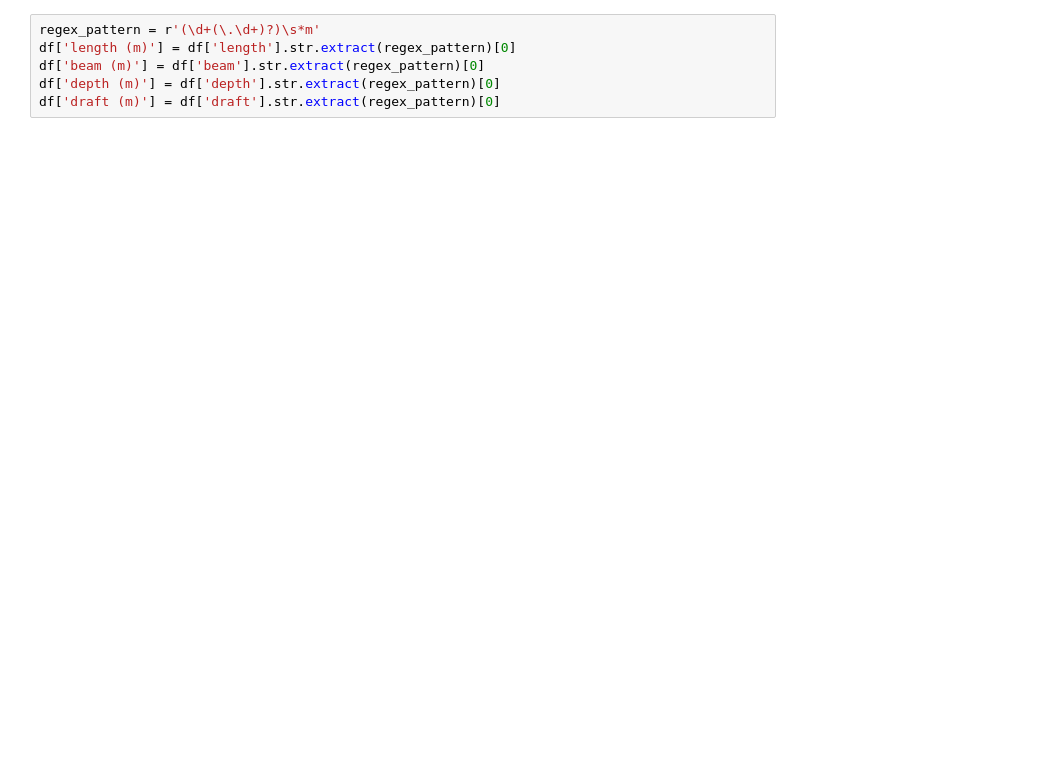
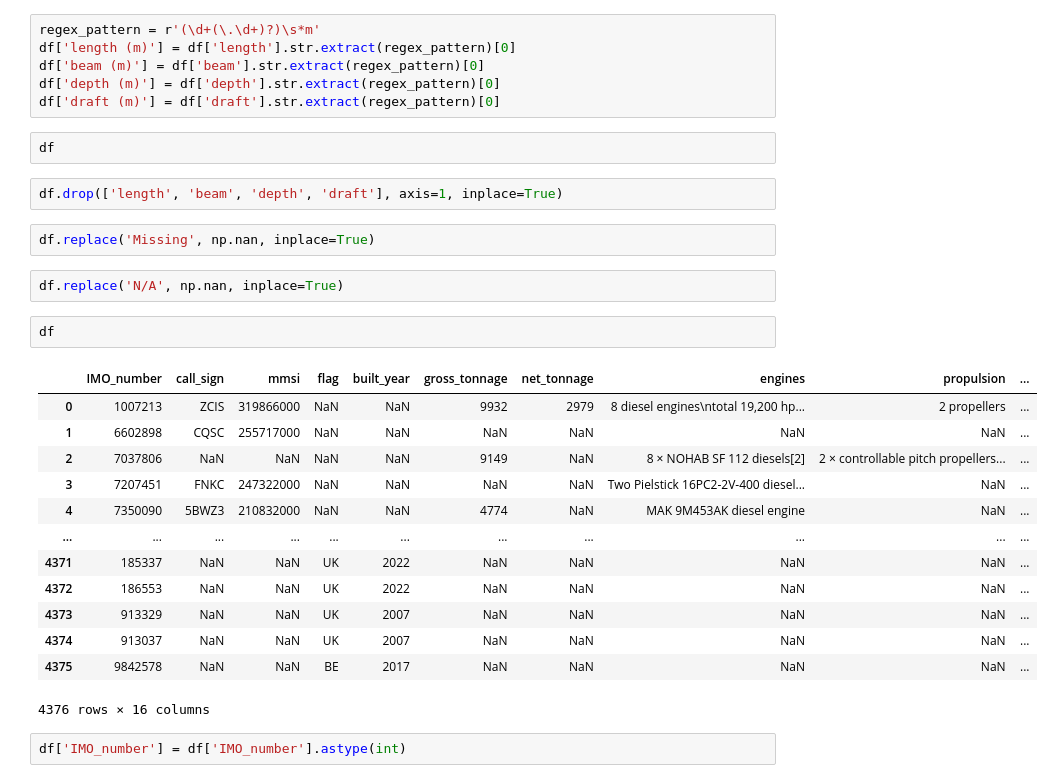
Before and after one commit to vasileiosvyzas/maritime-emissions-analysis-platform, a Jupyter notebook: notebooks/ship_technical_data_processor.ipynb, the cells around one changed output. Saved outputs shown, nothing was run; the diff lists cells and outputs as text; blank space fills up the shorter version.

```diff
--- a/notebooks/ship_technical_data_processor.ipynb
+++ b/notebooks/ship_technical_data_processor.ipynb
@@ -137,3 +152,29 @@ df['length (m)'] = df['length'].str.extract(regex_pattern)[0]
 df['beam (m)'] = df['beam'].str.extract(regex_pattern)[0]
 df['depth (m)'] = df['depth'].str.extract(regex_pattern)[0]
 df['draft (m)'] = df['draft'].str.extract(regex_pattern)[0]
+# %%
+df
+# %%
+df.drop(['length', 'beam', 'depth', 'draft'], axis=1, inplace=True)
+# %%
+df.replace('Missing', np.nan, inplace=True)
+# %%
+df.replace('N/A', np.nan, inplace=True)
+# %%
+df
+# %% [output]
+|  | IMO_number | call_sign | mmsi | flag | built_year | gross_tonnage | net_tonnage | engines | propulsion | ... |
+| 0 | 1007213 | ZCIS | 319866000 | NaN | NaN | 9932 | 2979 | 8 diesel engines\ntotal 19,200 hp... | 2 propellers | ... |
+| 1 | 6602898 | CQSC | 255717000 | NaN | NaN | NaN | NaN | NaN | NaN | ... |
+| 2 | 7037806 | NaN | NaN | NaN | NaN | 9149 | NaN | 8 × NOHAB SF 112 diesels[2] | 2 × controllable pitch propellers... | ... |
+| 3 | 7207451 | FNKC | 247322000 | NaN | NaN | NaN | NaN | Two Pielstick 16PC2-2V-400 diesel... | NaN | ... |
+| 4 | 7350090 | 5BWZ3 | 210832000 | NaN | NaN | 4774 | NaN | MAK 9M453AK diesel engine | NaN | ... |
+| ... | ... | ... | ... | ... | ... | ... | ... | ... | ... | ... |
+| 4371 | 185337 | NaN | NaN | UK | 2022 | NaN | NaN | NaN | NaN | ... |
+| 4372 | 186553 | NaN | NaN | UK | 2022 | NaN | NaN | NaN | NaN | ... |
+| 4373 | 913329 | NaN | NaN | UK | 2007 | NaN | NaN | NaN | NaN | ... |
+| 4374 | 913037 | NaN | NaN | UK | 2007 | NaN | NaN | NaN | NaN | ... |
+| 4375 | 9842578 | NaN | NaN | BE | 2017 | NaN | NaN | NaN | NaN | ... |
+4376 rows × 16 columns
+# %%
+df['IMO_number'] = df['IMO_number'].astype(int)
```
Also changed, not shown: parts of 10 cells of this notebook.
